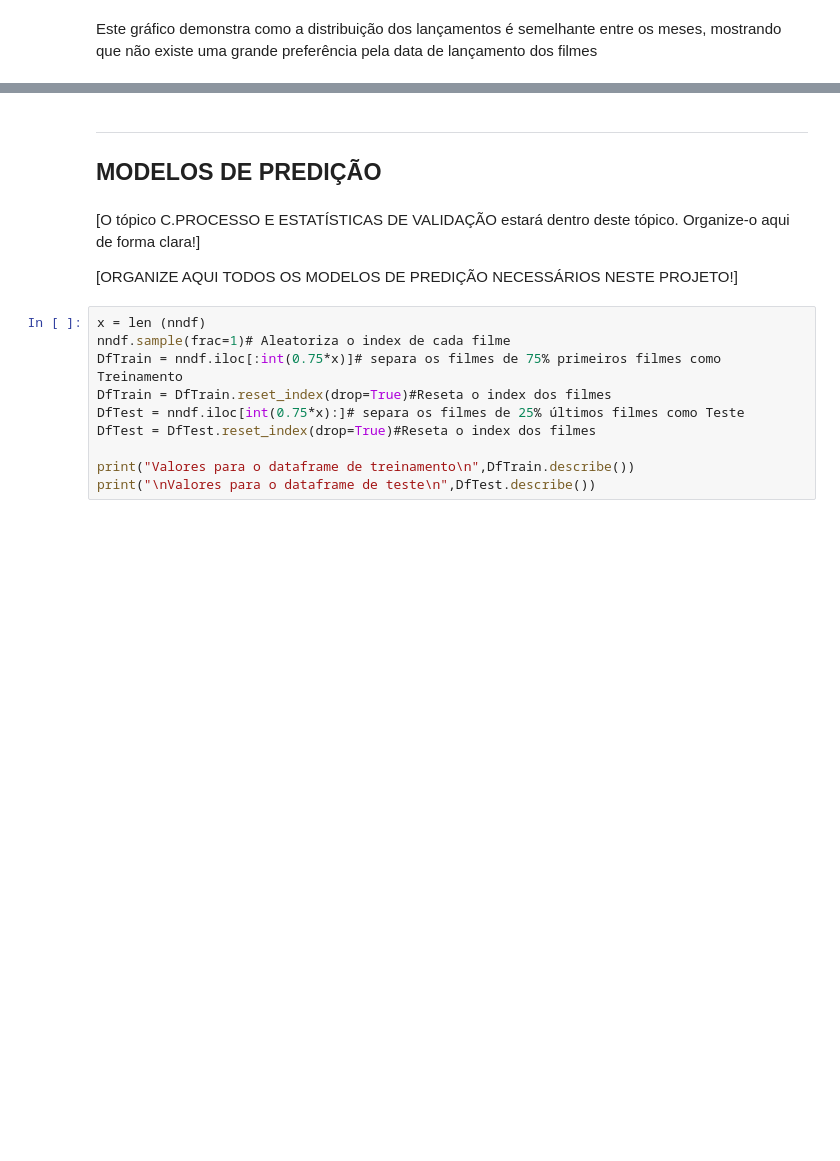
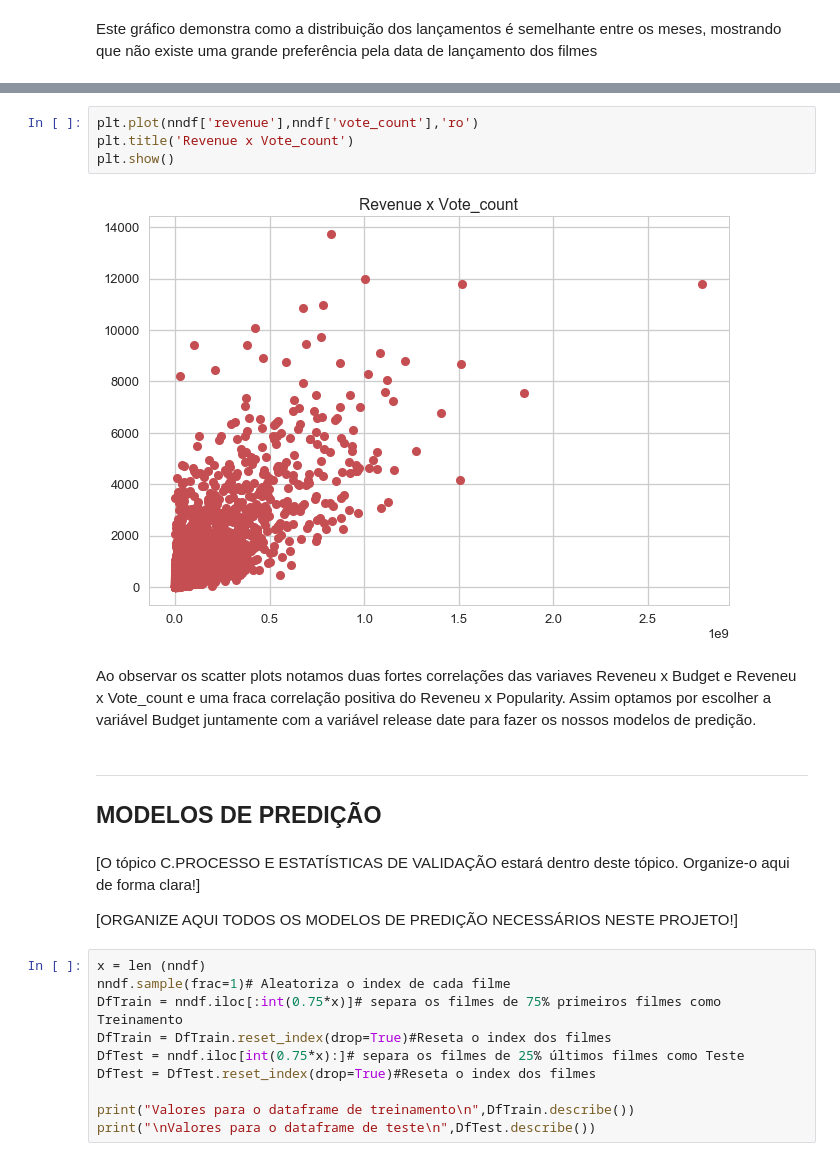
Before and after one commit to guipleite/DPCD, a Jupyter notebook: Projeto3/Projeto3 Layout.ipynb, the cells around one changed output, grey strips where cells are left out. Drawn from its saved outputs; the diff is of its cells as text; blank space fills up the shorter version.

```diff
--- a/Projeto3/Projeto3 Layout.ipynb
+++ b/Projeto3/Projeto3 Layout.ipynb
@@ -100,3 +112,12 @@ Como é possível perber pelo gráfico, existe algum tipo de relação linear en
+# %%
+plt.plot(nndf['revenue'],nndf['vote_count'],'ro')
+plt.title('Revenue x Vote_count')
+plt.show()
+# %% [output]
+[figure, added]
+# %% [markdown]
+Ao observar os scatter plots notamos duas fortes correlações das variaves Reveneu x Budget e Reveneu x Vote_count e uma fraca correlação positiva do Reveneu x Popularity.
+Assim optamos por escolher a variável Budget juntamente com a variável release date para fazer os nossos modelos de predição.
 # %% [markdown]
 ___
 ## MODELOS DE PREDIÇÃO
```
Also changed, not shown: parts of 37 cells of this notebook.
